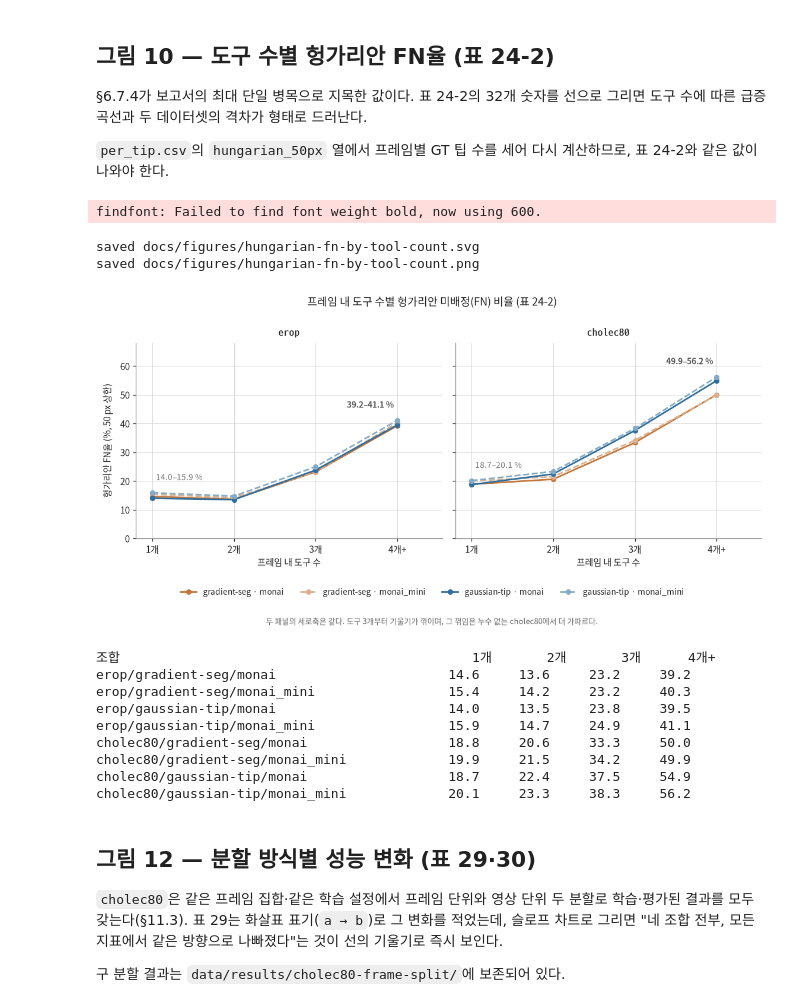
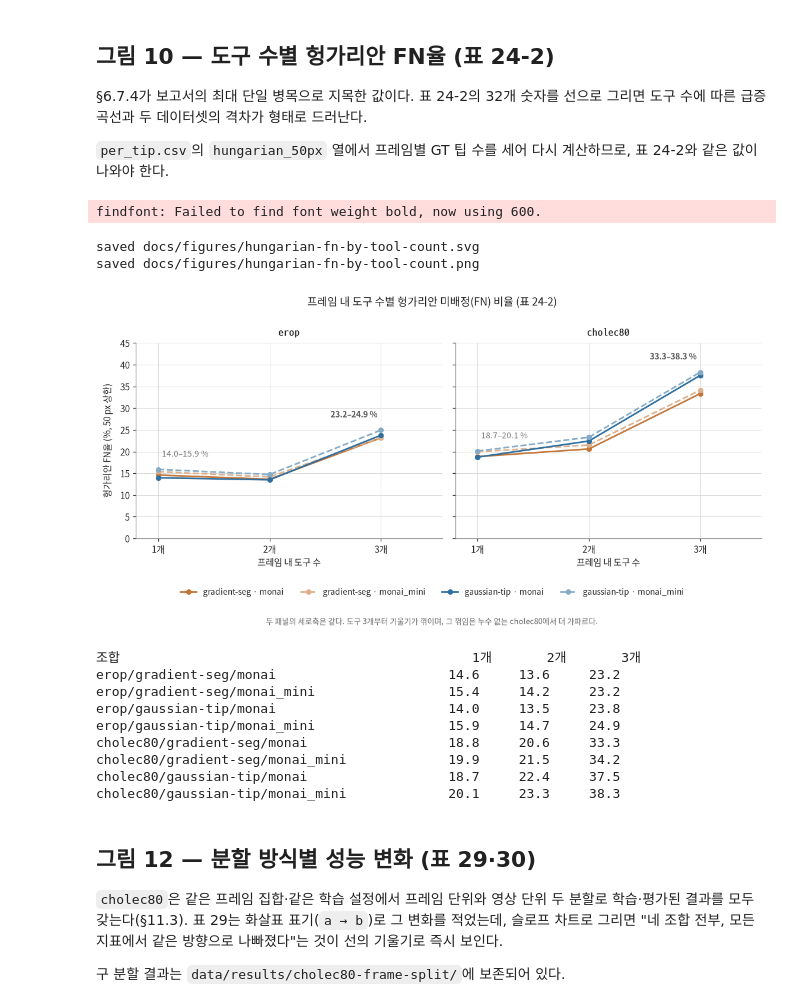
Before and after one commit to doosik71/tooltip-detector, a Jupyter notebook: notebook/final-report-graph.ipynb, the cells around one changed output. Cells and saved outputs as stored; diff of their text form; code cells hidden in the pictures.

```diff
--- a/notebook/final-report-graph.ipynb
+++ b/notebook/final-report-graph.ipynb
@@ -445,7 +445,8 @@ cholec80/gaussian-tip/monai_mini           8.22      40.80      17.14       8.32
 표 24-2와 같은 값이 나와야 한다.
 # %%
 TOOL_LABELS = {1: "1개", 2: "2개", 3: "3개", 4: "4개+"}
-x_positions = [1, 2, 3, 4]
+# 4개 이상 프레임은 평가에서 제외되므로(eval-model.py --max-tools 3) 있는 구간만 그린다.
+x_positions = sorted(PER_TIP[COMBINATIONS[0]]["fn_rate_pct"])
 
 fig, axes = plt.subplots(1, 2, figsize=(10.4, 4.3), sharey=True)
 
@@ -462,8 +463,8 @@ for axis, dataset in zip(axes, ("erop", "cholec80")):
                       color=color, label=f"{target_mode} · {model_type}")
             last.append(values[-1])
 
-    # 네 조합의 4개+ 값이 거의 겹치므로 개별 라벨 대신 범위를 한 번만 적는다.
-    axis.annotate(f"{min(last):.1f}–{max(last):.1f} %", xy=(4, max(last)), xytext=(-4, 14),
+    # 네 조합의 마지막 구간 값이 거의 겹치므로 개별 라벨 대신 범위를 한 번만 적는다.
+    axis.annotate(f"{min(last):.1f}–{max(last):.1f} %", xy=(x_positions[-1], max(last)), xytext=(-4, 14),
                   textcoords="offset points", ha="right", fontsize=9, fontweight="bold",
                   color="#555555")
     axis.annotate(f"{min(first):.1f}–{max(first):.1f} %", xy=(1, max(first)), xytext=(4, 14),
@@ -472,46 +473,47 @@ for axis, dataset in zip(axes, ("erop", "cholec80")):
     axis.set_title(dataset, fontfamily="D2Coding", fontweight="bold", pad=8)
     axis.set_xticks(x_positions)
     axis.set_xticklabels([TOOL_LABELS[key] for key in x_positions])
-    axis.set_xlim(0.8, 4.55)
+    axis.set_xlim(0.8, x_positions[-1] + 0.55)
     axis.set_xlabel("프레임 내 도구 수")
     axis.grid(True, color=GRID, linewidth=0.6)
     axis.set_axisbelow(True)
     for side in ("top", "right"):
         axis.spines[side].set_visible(False)
 
-axes[0].set_ylim(0, 68)
+# 도구 4개 이상 프레임 제외 후 최댓값이 40 % 아래이므로 45 %까지 그린다.
+axes[0].set_ylim(0, 45)
 axes[0].set_ylabel("헝가리안 FN율 (%, 50 px 상한)", labelpad=8)
 handles, labels = axes[0].get_legend_handles_labels()
 fig.legend(handles, labels, frameon=False, fontsize=9, ncol=4,
            loc="lower center", bbox_to_anchor=(0.5, -0.10))
 
 fig.suptitle("프레임 내 도구 수별 헝가리안 미배정(FN) 비율 (표 24-2)", fontsize=12, y=1.0)
 fig.text(0.5, -0.17,
          "두 패널의 세로축은 같다. 도구 3개부터 기울기가 꺾이며, 그 꺾임은 "
          "누수 없는 cholec80에서 더 가파르다.",
          ha="center", fontsize=8.5, color="#666666")
 fig.tight_layout()
 save(fig, "hungarian-fn-by-tool-count")
 plt.show()
 
 print(f"{'조합':<40}" + "".join(f"{TOOL_LABELS[key]:>9}" for key in x_positions))
 for combination in COMBINATIONS:
     rates = PER_TIP[combination]["fn_rate_pct"]
     print(f"{'/'.join(combination):<40}" + "".join(f"{rates[key]:>9.1f}" for key in x_positions))
 # %% [output]
 findfont: Failed to find font weight bold, now using 600.
 saved docs/figures/hungarian-fn-by-tool-count.svg
 saved docs/figures/hungarian-fn-by-tool-count.png
-[figure, old version]
+[figure, new version]
-조합                                             1개       2개       3개      4개+
-erop/gradient-seg/monai                      14.6     13.6     23.2     39.2
-erop/gradient-seg/monai_mini                 15.4     14.2     23.2     40.3
-erop/gaussian-tip/monai                      14.0     13.5     23.8     39.5
-erop/gaussian-tip/monai_mini                 15.9     14.7     24.9     41.1
-cholec80/gradient-seg/monai                  18.8     20.6     33.3     50.0
-cholec80/gradient-seg/monai_mini             19.9     21.5     34.2     49.9
-cholec80/gaussian-tip/monai                  18.7     22.4     37.5     54.9
-cholec80/gaussian-tip/monai_mini             20.1     23.3     38.3     56.2
+조합                                             1개       2개       3개
+erop/gradient-seg/monai                      14.6     13.6     23.2
+erop/gradient-seg/monai_mini                 15.4     14.2     23.2
+erop/gaussian-tip/monai                      14.0     13.5     23.8
+erop/gaussian-tip/monai_mini                 15.9     14.7     24.9
+cholec80/gradient-seg/monai                  18.8     20.6     33.3
+cholec80/gradient-seg/monai_mini             19.9     21.5     34.2
+cholec80/gaussian-tip/monai                  18.7     22.4     37.5
+cholec80/gaussian-tip/monai_mini             20.1     23.3     38.3
 # %% [markdown]
 ## 그림 12 — 분할 방식별 성능 변화 (표 29·30)
 
```
Also changed, not shown: parts of 5 cells of this notebook, 31 other files.
